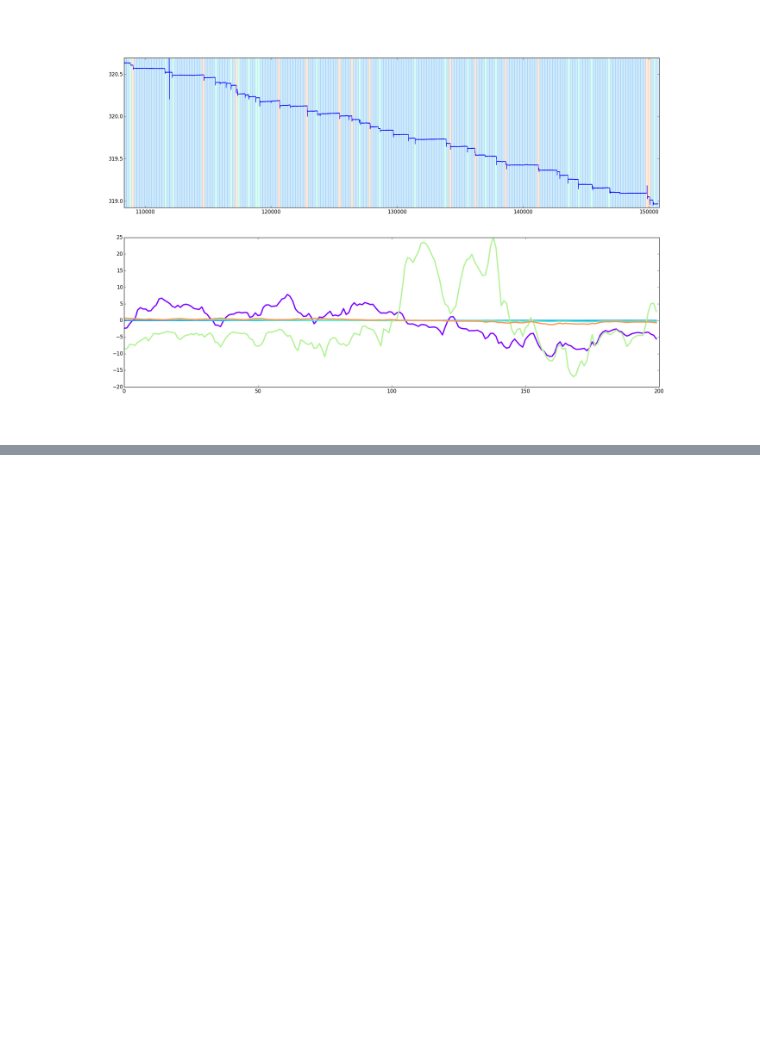
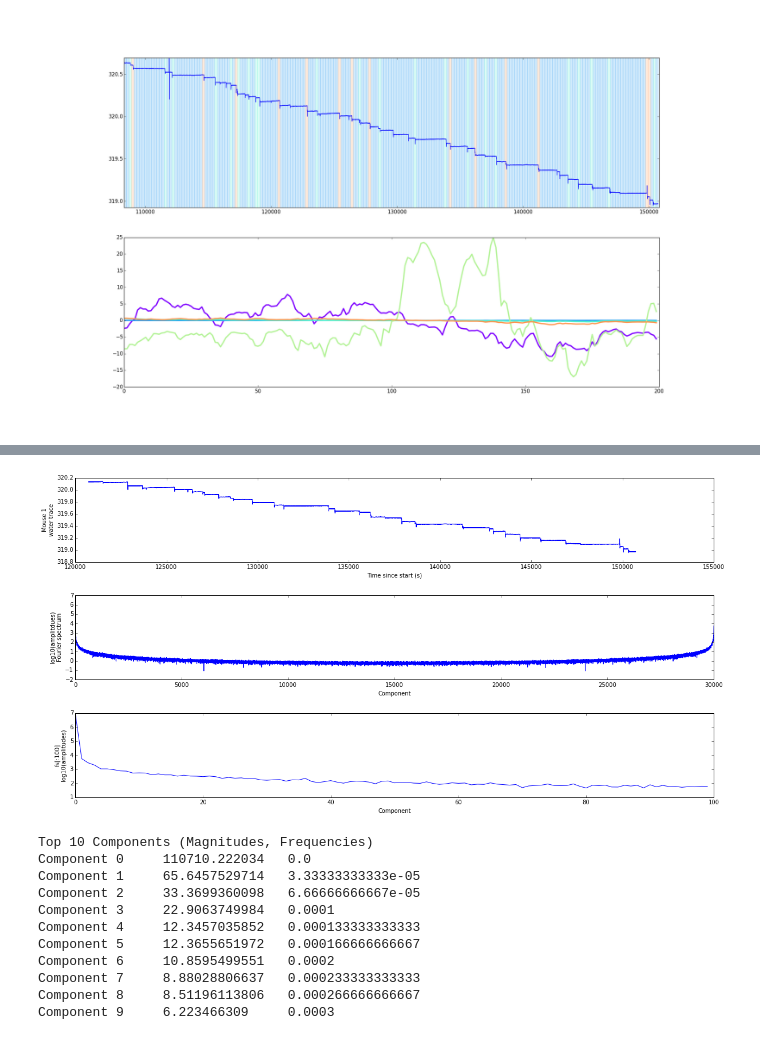
Before and after one commit to wdwvt1/bcp, a Jupyter notebook: ipynbs/drinking.ipynb, the cells around one changed output, grey strips where cells are left out. Cells and saved outputs as stored; diff of their text form; code cells hidden in the pictures; blank space fills up the shorter version.

```diff
--- a/ipynbs/drinking.ipynb
+++ b/ipynbs/drinking.ipynb
@@ -98,0 +232,44 @@ for i in range(k):
+# %%
+%matplotlib inline
+import numpy as np
+import matplotlib.pyplot as plt
+
+w1 = np.load('../data/exp1/Water_1.npy')
+t = np.load('../data/exp1/time.npy')
+
+start = 120000
+stop = 150000
+data = w1[start:stop]
+
+fs = np.fft.fft(data)
+f, axarr = plt.subplots(nrows=3, figsize=(20,10))
+axarr[0].plot(t[start:stop], data)
+axarr[0].set_ylabel('Mouse 1\nwater trace')
+axarr[0].set_xlabel('Time since start (s)')
+
+axarr[1].plot(np.log10(np.abs(fs)))
+axarr[1].set_ylabel('log10(amplitdues)\nFourier spectrum')
+axarr[1].set_xlabel('Component')
+
+axarr[2].plot(np.log10(np.abs(fs[:100])))
+axarr[2].set_ylabel('fs[:100]\nlog10(amplitudes)')
+axarr[2].set_xlabel('Component')
+
+plt.subplots_adjust(hspace=.4)
+plt.show()
+print 'Top 10 Components (Magnitudes, Frequencies)'
+for i in range(10):
+    print '\t'.join(map(str, ['Component %s' % i, np.abs(fs[i])*(2./(stop-start)**.5), i/float(stop-start)]))
+# %% [output]
+[figure, added]
+Top 10 Components (Magnitudes, Frequencies)
+Component 0     110710.222034   0.0
+Component 1     65.6457529714   3.33333333333e-05
+Component 2     33.3699360098   6.66666666667e-05
+Component 3     22.9063749984   0.0001
+Component 4     12.3457035852   0.000133333333333
+Component 5     12.3655651972   0.000166666666667
+Component 6     10.8595499551   0.0002
+Component 7     8.88028806637   0.000233333333333
+Component 8     8.51196113806   0.000266666666667
+Component 9     6.223466309     0.0003
```
Also changed, not shown: parts of 19 cells of this notebook, 5 other files.
